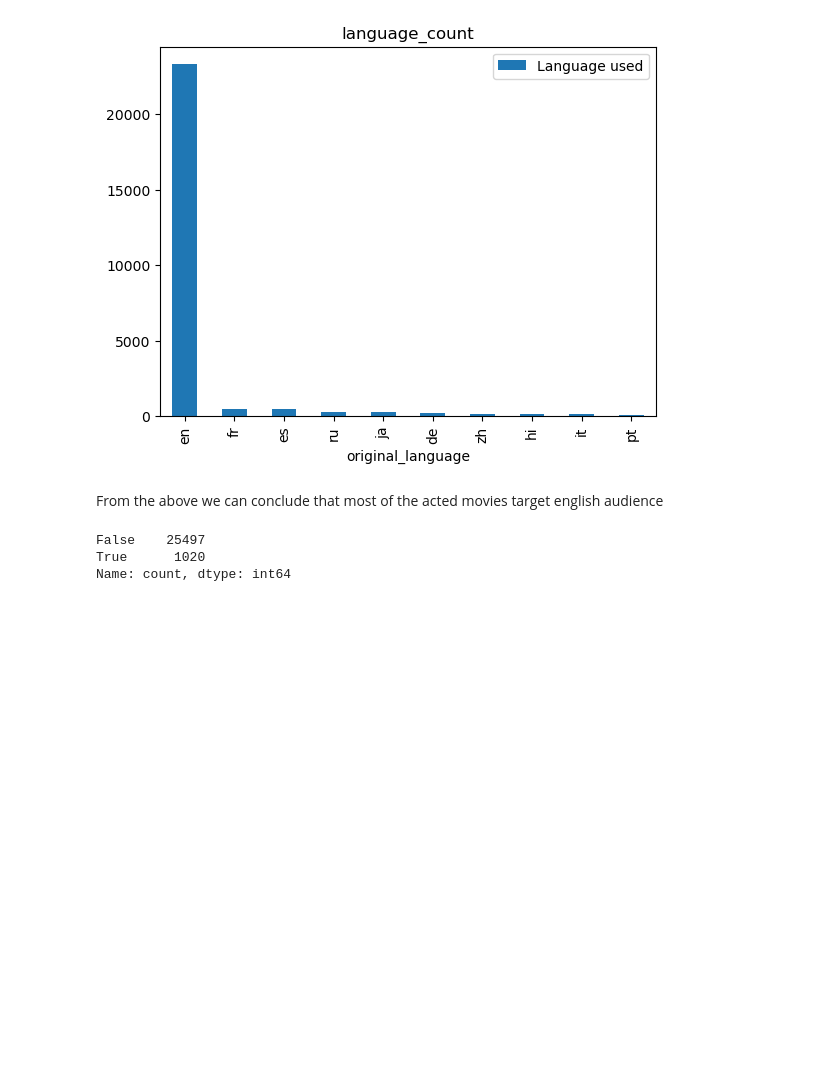
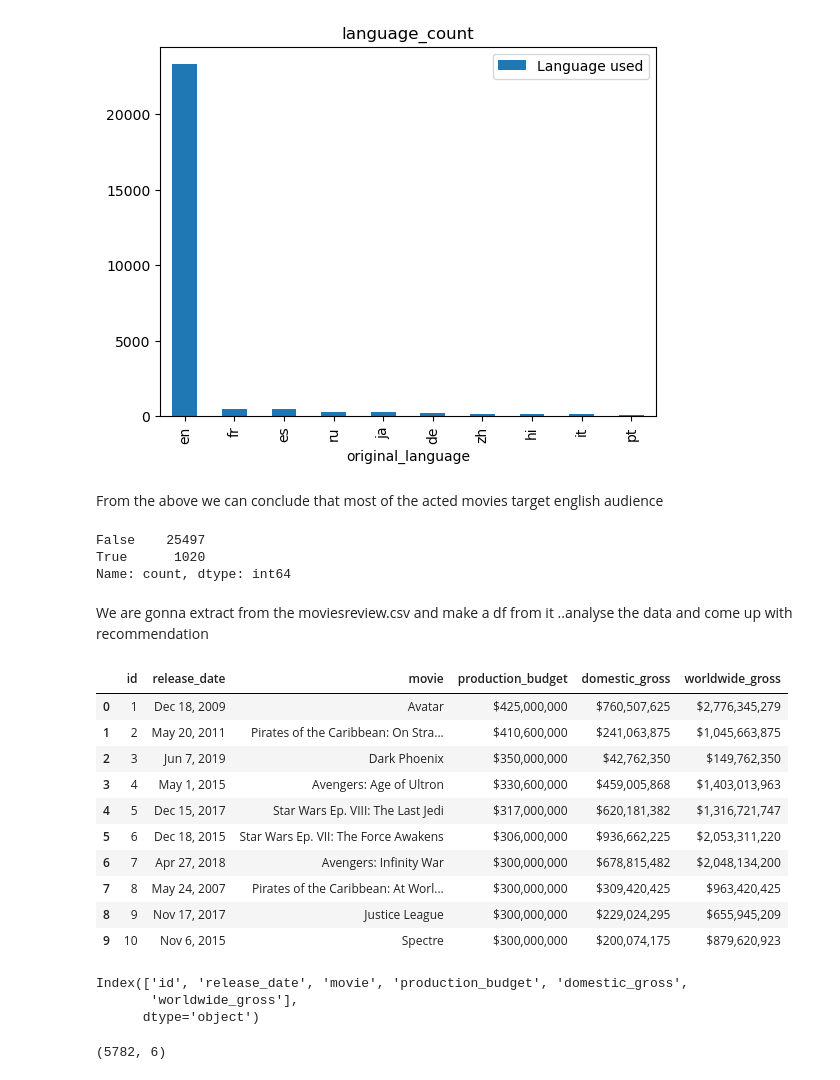
Before and after one commit to chrisk-ds/MC_movie_project, a Jupyter notebook: student.ipynb, the cells around one changed output. Drawn from its saved outputs; the diff is of its cells as text; code cells hidden in the pictures; blank space fills up the shorter version.

```diff
--- a/student.ipynb
+++ b/student.ipynb
@@ -103,3 +103,32 @@ movies_df.duplicated().value_counts()
 False    25497
 True      1020
 Name: count, dtype: int64
+# %% [markdown]
+We are gonna extract from the moviesreview.csv and make a df from it ..analyse the data and come up with recommendation
+# %%
+movies_budget_df =pd.read_csv("zippedData/tn.movie_budgets.csv.gz", delimiter=",")
+# %%
+movies_budget_df.head(10)
+# %% [output]
+|  | id | release_date | movie | production_budget | domestic_gross | worldwide_gross |
+| 0 | 1 | Dec 18, 2009 | Avatar | $425,000,000 | $760,507,625 | $2,776,345,279 |
+| 1 | 2 | May 20, 2011 | Pirates of the Caribbean: On Stra... | $410,600,000 | $241,063,875 | $1,045,663,875 |
+| 2 | 3 | Jun 7, 2019 | Dark Phoenix | $350,000,000 | $42,762,350 | $149,762,350 |
+| 3 | 4 | May 1, 2015 | Avengers: Age of Ultron | $330,600,000 | $459,005,868 | $1,403,013,963 |
+| 4 | 5 | Dec 15, 2017 | Star Wars Ep. VIII: The Last Jedi | $317,000,000 | $620,181,382 | $1,316,721,747 |
+| 5 | 6 | Dec 18, 2015 | Star Wars Ep. VII: The Force Awakens | $306,000,000 | $936,662,225 | $2,053,311,220 |
+| 6 | 7 | Apr 27, 2018 | Avengers: Infinity War | $300,000,000 | $678,815,482 | $2,048,134,200 |
+| 7 | 8 | May 24, 2007 | Pirates of the Caribbean: At Worl... | $300,000,000 | $309,420,425 | $963,420,425 |
+| 8 | 9 | Nov 17, 2017 | Justice League | $300,000,000 | $229,024,295 | $655,945,209 |
+| 9 | 10 | Nov 6, 2015 | Spectre | $300,000,000 | $200,074,175 | $879,620,923 |
+# %%
+movies_budget_df.columns
+# %% [output]
+Index(['id', 'release_date', 'movie', 'production_budget', 'domestic_gross',
+       'worldwide_gross'],
+      dtype='object')
+# %%
+movies_budget_df.shape
+#shape of dataframe
+# %% [output]
+(5782, 6)
```
Also changed, not shown: parts of 12 cells of this notebook.
